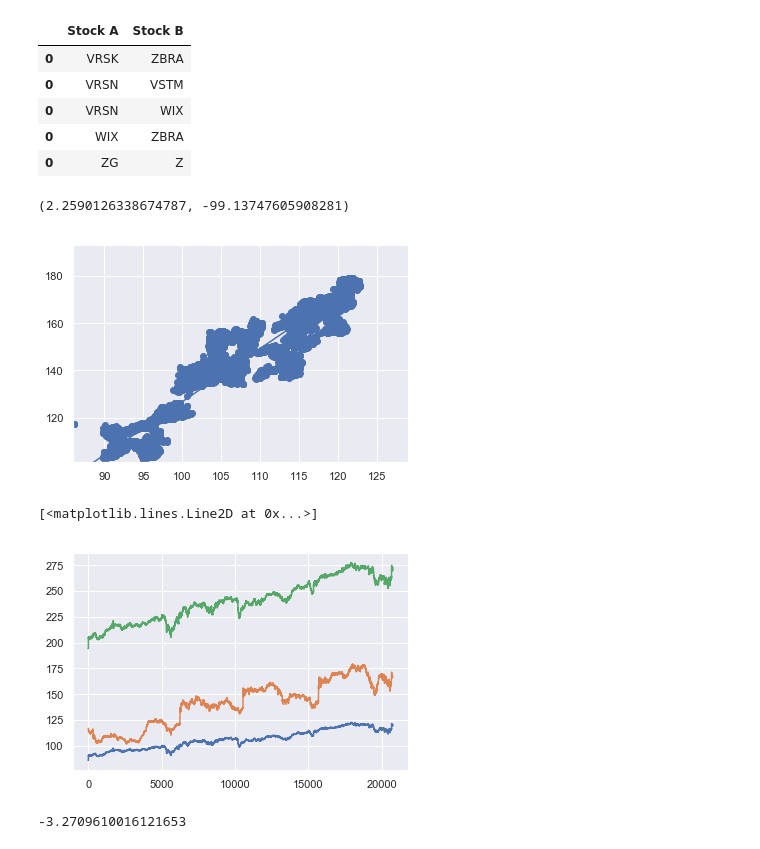
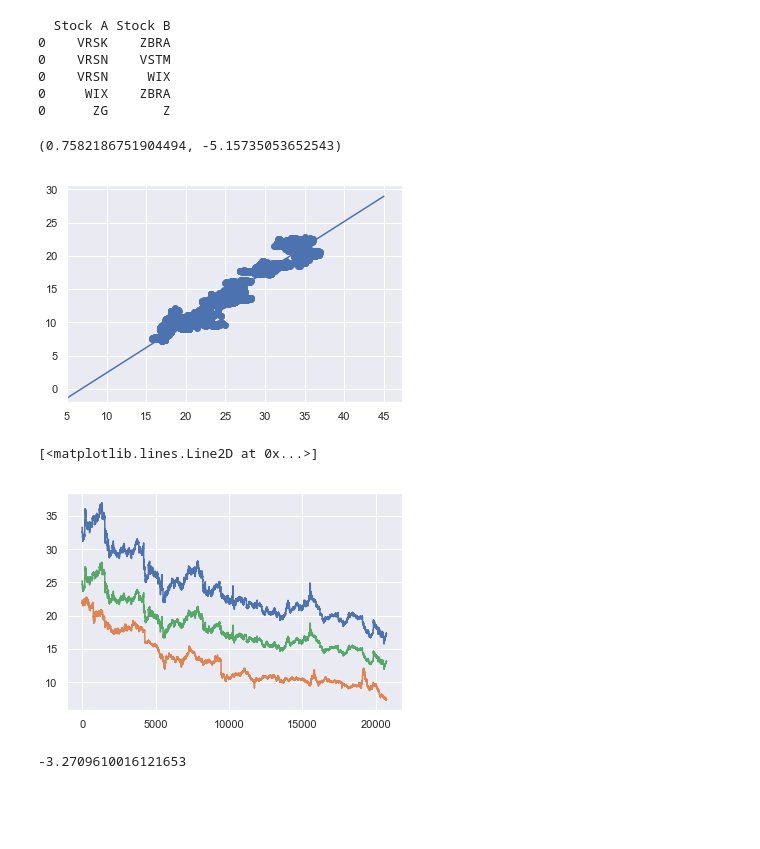
Before and after one commit to AlexisVLRT/StockWatch, a Jupyter notebook: PairsTradingPOC.ipynb, the cells around one changed output. Cells and saved outputs as stored; diff of their text form; code cells hidden in the pictures; blank space fills up the shorter version.

Commit message:
Project dump

```diff
--- a/PairsTradingPOC.ipynb
+++ b/PairsTradingPOC.ipynb
@@ -20,5 +26,5 @@ stocks_data = pickle.load(open("FullData_5.p", "rb"))
 # %%
-tickers = ['ACLS', 'PRTK']
+tickers = ['CLNE', 'TLGT']
 plt.plot(StandardScaler().fit_transform(stocks_data.loc[:, tickers].fillna(method='bfill').fillna(method='ffill')))
 # %% [output]
 [<matplotlib.lines.Line2D at 0x...>,
@@ -56,39 +62,41 @@ for ticker_a in range(len(stocks_data.columns)):
 196/994
 197/994
 198/994
-# %%
-correlated_stocks.tail()
-# %% [output]
-|  | Stock A | Stock B |
-| 0 | VRSK | ZBRA |
-| 0 | VRSN | VSTM |
-| 0 | VRSN | WIX |
-| 0 | WIX | ZBRA |
-| 0 | ZG | Z |
+# %%
+# correlated_stocks = pickle.load(open('correlated_stocks.p', 'rb'))
+print(correlated_stocks.tail())
+pickle.dump(correlated_stocks, open('correlated_stocks.p', 'wb'))
+# %% [output]
+  Stock A Stock B
+0    VRSK    ZBRA
+0    VRSN    VSTM
+0    VRSN     WIX
+0     WIX    ZBRA
+0      ZG       Z
 # %%
 X = stocks_data.loc[:, tickers[0]].fillna(method='bfill').fillna(method='ffill')
 Y = stocks_data.loc[:, tickers[1]].fillna(method='bfill').fillna(method='ffill')
 
 Xsm = sm.add_constant(X.values)
 model = sm.OLS(Y.values, Xsm)
 intercept, gamma = model.fit().params
 
 plt.scatter(X, Y)
-x = pd.Series(range(int(max(X))))
+x = pd.Series(range(int(max(X) + 10)))
 plt.plot(gamma * x + intercept)
-plt.xlim(left=int(min(X)))
-plt.ylim(bottom=int(min(Y)))
+plt.xlim(left=int(min(X) - 10))
+plt.ylim(bottom=int(min(Y) - 10))
 
 gamma, intercept
 # %% [output]
-(2.2590126338674787, -99.13747605908281)
+(0.7582186751904494, -5.15735053652543)
-[figure, old version]
+[figure, new version]
 # %%
 plt.plot(stocks_data.loc[:, tickers].fillna(method='bfill').fillna(method='ffill').reset_index(drop=True))
 plt.plot(X.reset_index(drop=True) * gamma)
 # %% [output]
 [<matplotlib.lines.Line2D at 0x...>]
-[figure, old version]
+[figure, new version]
 # %%
 mu = (Y - X * gamma).mean()
 residual = (Y - X * gamma) - mu
```
Also changed, not shown: parts of 13 cells of this notebook, 15 other files.
